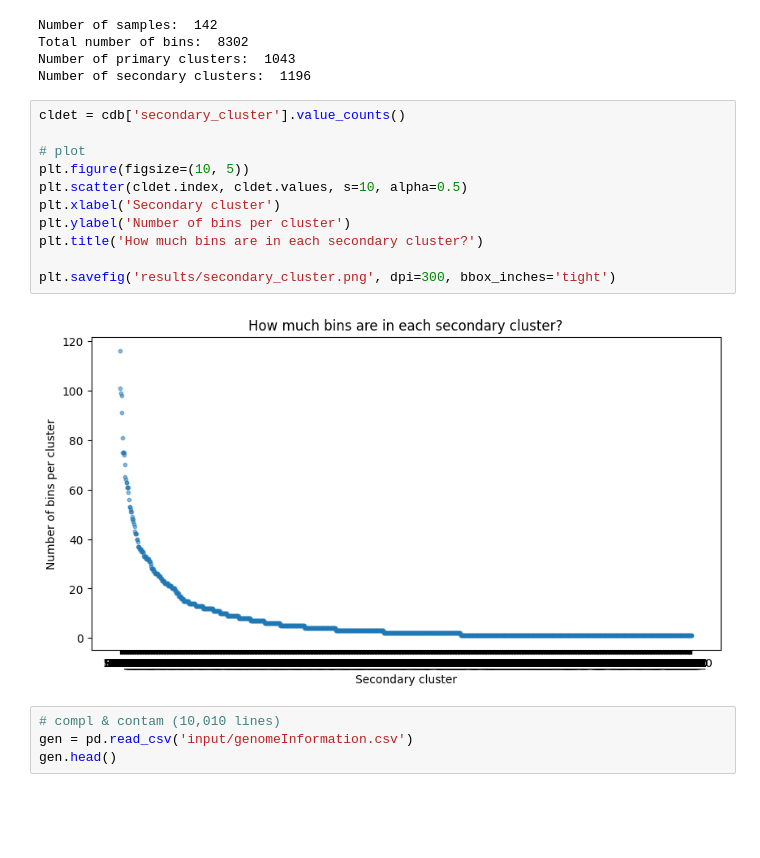
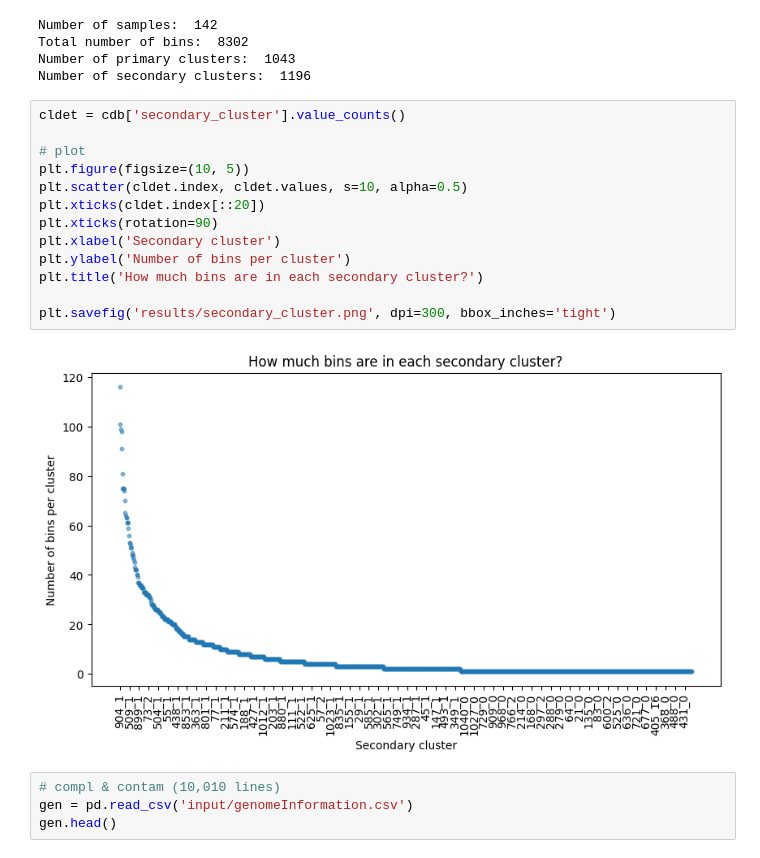
Before and after one commit to Chartiza/2023_Clusters, a Jupyter notebook: Clusters_RAD.ipynb, the cells around one changed output. Saved outputs shown, nothing was run; the diff lists cells and outputs as text; blank space fills up the shorter version.

```diff
--- a/Clusters_RAD.ipynb
+++ b/Clusters_RAD.ipynb
@@ -41,16 +41,18 @@ Number of secondary clusters:  1196
 # %%
 cldet = cdb['secondary_cluster'].value_counts()
 
 # plot
 plt.figure(figsize=(10, 5))
 plt.scatter(cldet.index, cldet.values, s=10, alpha=0.5)
+plt.xticks(cldet.index[::20])
+plt.xticks(rotation=90)
 plt.xlabel('Secondary cluster')
 plt.ylabel('Number of bins per cluster')
 plt.title('How much bins are in each secondary cluster?')
 
 plt.savefig('results/secondary_cluster.png', dpi=300, bbox_inches='tight')
 # %% [output]
-[figure, old version]
+[figure, new version]
 # %%
 # compl & contam (10,010 lines)
 gen = pd.read_csv('input/genomeInformation.csv')
```
Also changed, not shown: parts of 10 cells of this notebook, 4 other files.
